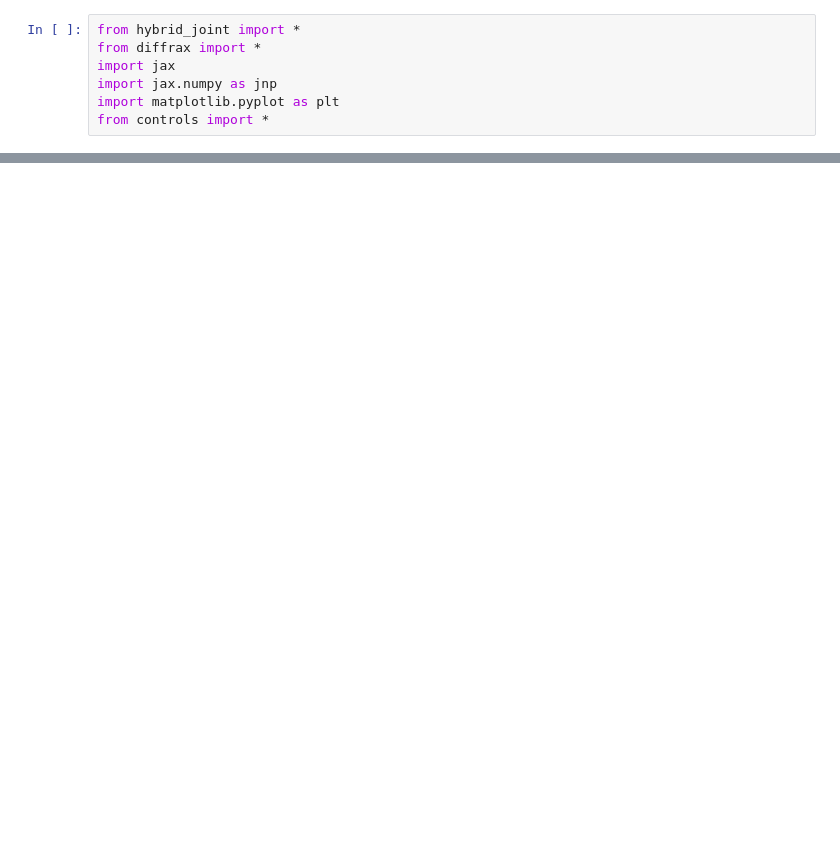
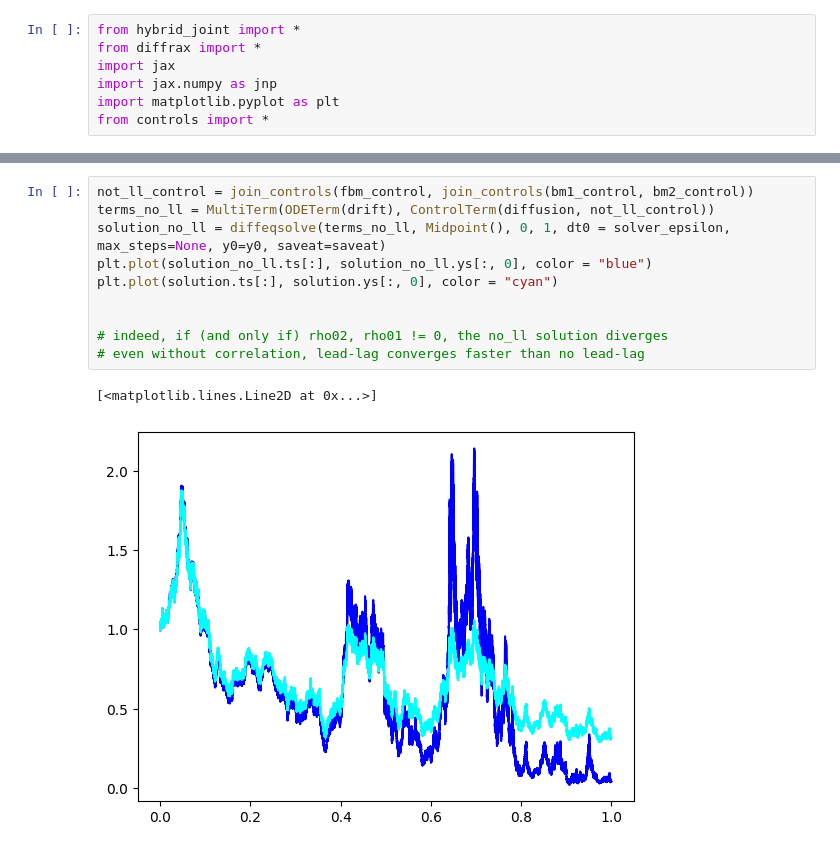
Before and after one commit to emilioferrucci/rough-vol-rough-paths, a Jupyter notebook: dynamics_rough_vol.ipynb, the cells around one changed output, grey strips where cells are left out. Saved outputs shown, nothing was run; the diff lists cells and outputs as text; blank space fills up the shorter version.

```diff
--- a/dynamics_rough_vol.ipynb
+++ b/dynamics_rough_vol.ipynb
@@ -26,0 +109,13 @@ pl_bm2 = plt.plot(ts, bm2, color = "blue")
+# %%
+not_ll_control = join_controls(fbm_control, join_controls(bm1_control, bm2_control))
+terms_no_ll = MultiTerm(ODETerm(drift), ControlTerm(diffusion, not_ll_control))
+solution_no_ll = diffeqsolve(terms_no_ll, Midpoint(), 0, 1, dt0 = solver_epsilon, max_steps=None, y0=y0, saveat=saveat)
+plt.plot(solution_no_ll.ts[:], solution_no_ll.ys[:, 0], color = "blue")
+plt.plot(solution.ts[:], solution.ys[:, 0], color = "cyan")
+
+
+# indeed, if (and only if) rho02, rho01 != 0, the no_ll solution diverges
+# even without correlation, lead-lag converges faster than no lead-lag
+# %% [output]
+[<matplotlib.lines.Line2D at 0x...>]
+[figure, added]
```
Also changed, not shown: parts of 14 cells of this notebook, 2 other files.
